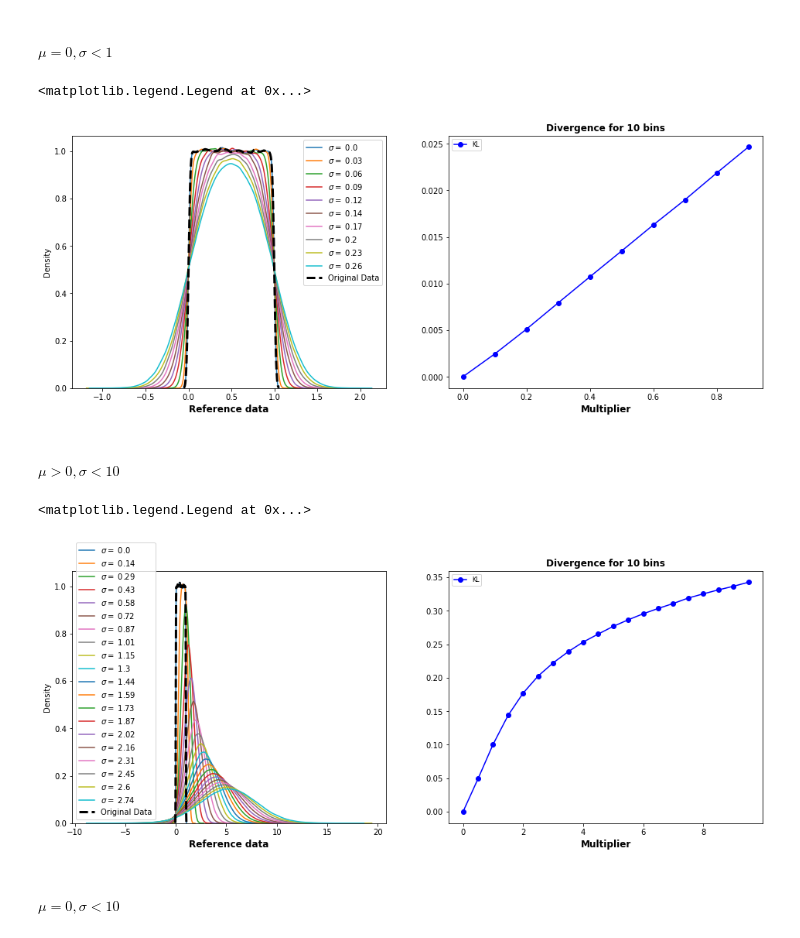
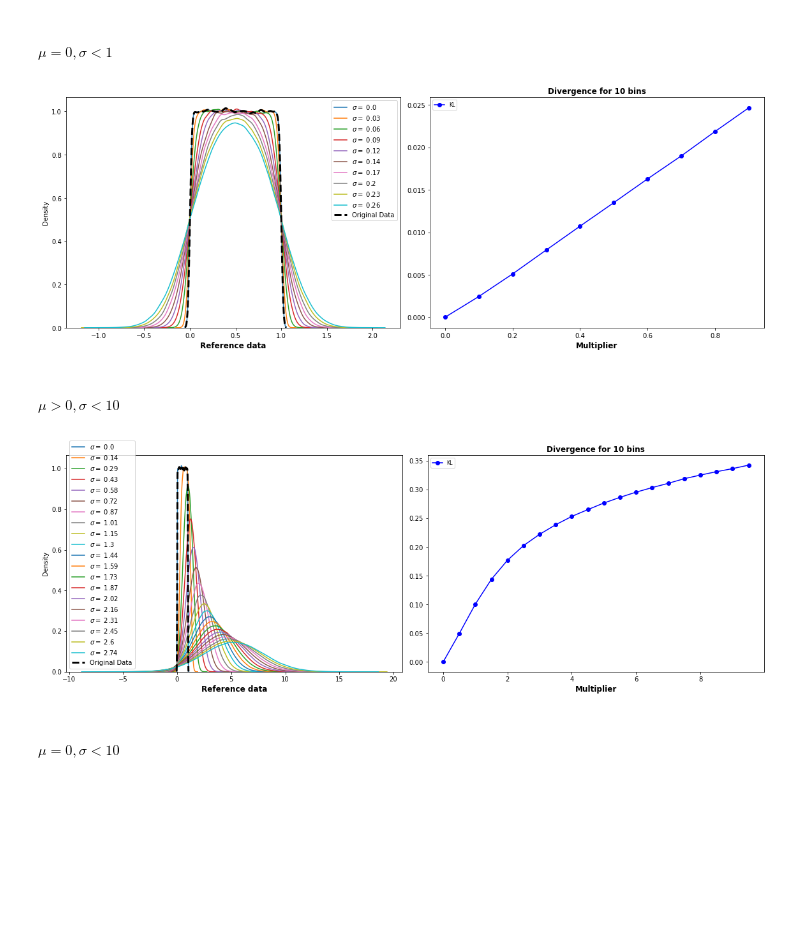
Before and after one commit to tdosreis/kl-divergence, a Jupyter notebook: kullback-leibler-divergence.ipynb, the cells around one changed output. Cells and saved outputs as stored; diff of their text form; code cells hidden in the pictures; blank space fills up the shorter version.

```diff
--- a/kullback-leibler-divergence.ipynb
+++ b/kullback-leibler-divergence.ipynb
@@ -89,35 +89,35 @@ for m in multipliers:
     noise = np.random.normal(0, sigma * m, size=pure.shape)
     pure = reference_data.copy()
     signal = pure + noise
     divergence = compute_kl_divergence(pure, signal, n_bins)
     kl_divergence.append(divergence/n_bins)
 
     sns.distplot(
         a=signal,
         ax=ax[0],
         hist=False,
         label=f'$\sigma=$ {round(sigma*m,2)}'
     )
 
 sns.distplot(
     a=pure,
     ax=ax[0],
     hist=False,
     label='Original Data',
     kde_kws={'linewidth':3.0,
              'linestyle':'--',
              'color':'black'}
 )
 
 ax[0].set_xlabel('Reference data', fontsize=12, weight='bold')
 ax[1].set_xlabel('Multiplier', fontsize=12, weight='bold')
 ax[1].plot(multipliers, kl_divergence, 'b-o', label='KL')
 ax[1].legend(['KL'], fontsize=8)
 ax[1].set_title(f'Divergence for {n_bins} bins', fontsize=12, weight='bold')
 ax[0].legend()
+fig.tight_layout()
 # %% [output]
-<matplotlib.legend.Legend at 0x...>
-[figure, old version]
+[figure, new version]
 # %% [markdown]
 ##### $\mu > 0, \sigma < 10$
 # %%
@@ -158,9 +158,9 @@ ax[1].plot(multipliers, kl_divergence, 'b-o', label='KL')
 ax[1].legend(['KL'], fontsize=8)
 ax[1].set_title(f'Divergence for {n_bins} bins', fontsize=12, weight='bold')
 ax[0].legend()
+fig.tight_layout()
 # %% [output]
-<matplotlib.legend.Legend at 0x...>
-[figure, old version]
+[figure, new version]
 # %% [markdown]
 ##### $\mu = 0, \sigma < 10$
 # %%
```
Also changed, not shown: parts of 4 cells of this notebook.
